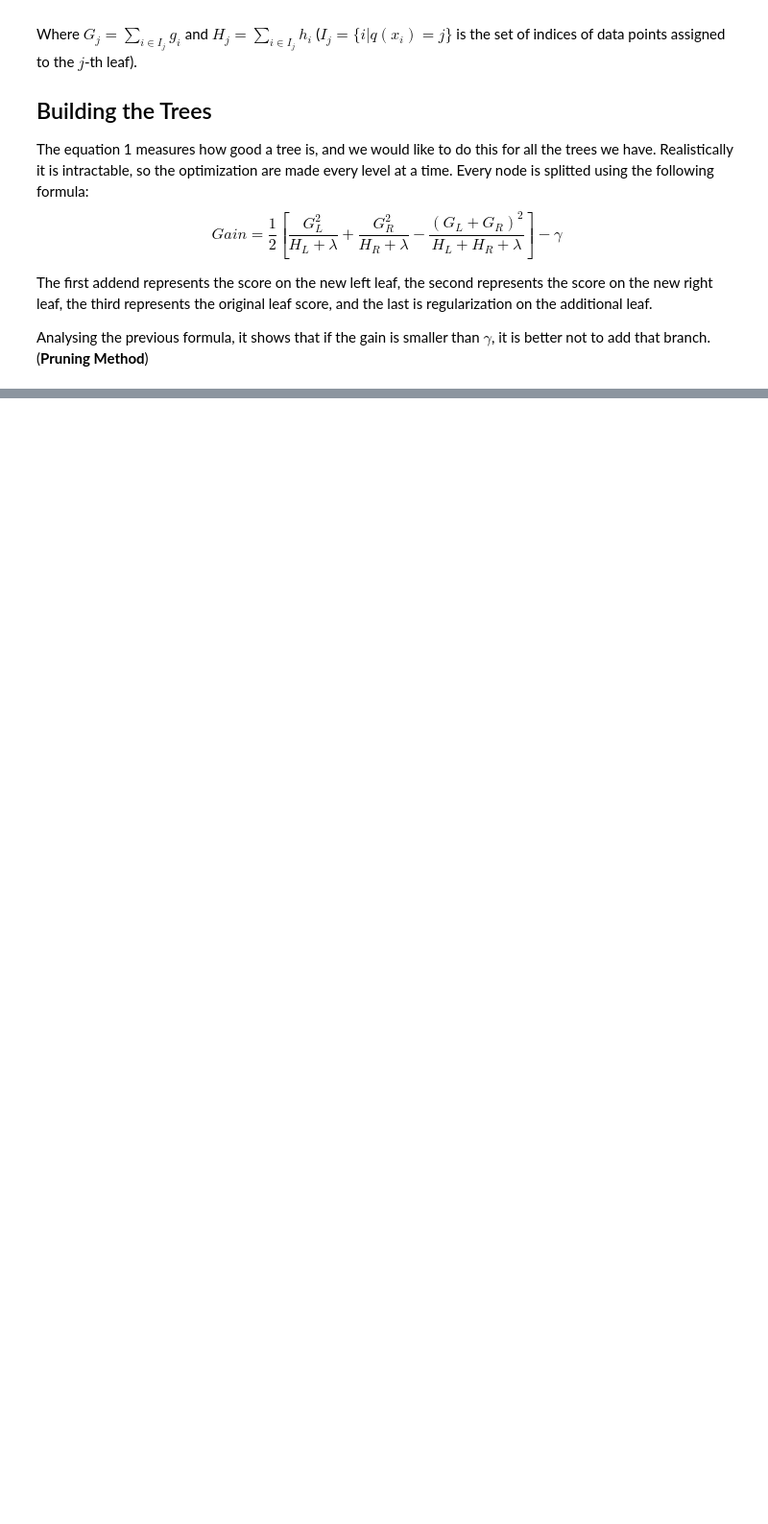
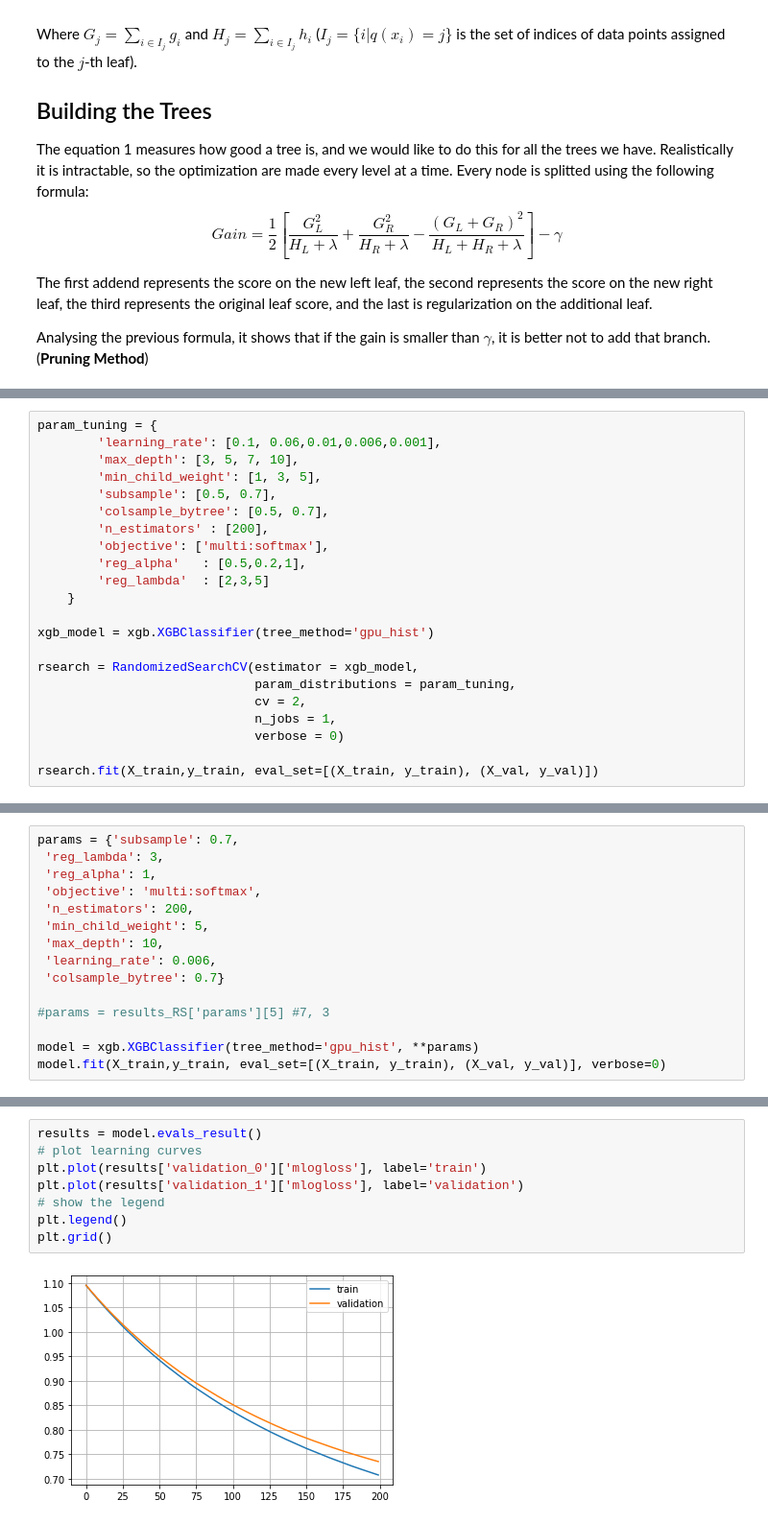
Before and after one commit to Wronsmin/ML_Project, a Jupyter notebook: src/XGB_SVM.ipynb, the cells around one changed output, grey strips where cells are left out. Shown at 96% size. Drawn from its saved outputs; the diff is of its cells as text; blank space fills up the shorter version.

```diff
--- a/src/XGB_SVM.ipynb
+++ b/src/XGB_SVM.ipynb
@@ -244,0 +320,22 @@ Analysing the previous formula, it shows that if the gain is smaller than $\gamm
+# %%
+param_tuning = {
+        'learning_rate': [0.1, 0.06,0.01,0.006,0.001],
+        'max_depth': [3, 5, 7, 10],
+        'min_child_weight': [1, 3, 5],
+        'subsample': [0.5, 0.7],
+        'colsample_bytree': [0.5, 0.7],
+        'n_estimators' : [200],
+        'objective': ['multi:softmax'],
+        'reg_alpha'   : [0.5,0.2,1],
+        'reg_lambda'  : [2,3,5]
+    }
+
+xgb_model = xgb.XGBClassifier(tree_method='gpu_hist')
+
+rsearch = RandomizedSearchCV(estimator = xgb_model,
+                             param_distributions = param_tuning,
+                             cv = 2,
+                             n_jobs = 1,
+                             verbose = 0)
+
+rsearch.fit(X_train,y_train, eval_set=[(X_train, y_train), (X_val, y_val)])
@@ -244,0 +410,15 @@ Analysing the previous formula, it shows that if the gain is smaller than $\gamm
+# %%
+params = {'subsample': 0.7,
+ 'reg_lambda': 3,
+ 'reg_alpha': 1,
+ 'objective': 'multi:softmax',
+ 'n_estimators': 200,
+ 'min_child_weight': 5,
+ 'max_depth': 10,
+ 'learning_rate': 0.006,
+ 'colsample_bytree': 0.7}
+
+#params = results_RS['params'][5] #7, 3
+
+model = xgb.XGBClassifier(tree_method='gpu_hist', **params)
+model.fit(X_train,y_train, eval_set=[(X_train, y_train), (X_val, y_val)], verbose=0)
@@ -244,0 +436,10 @@ Analysing the previous formula, it shows that if the gain is smaller than $\gamm
+# %%
+results = model.evals_result()
+# plot learning curves
+plt.plot(results['validation_0']['mlogloss'], label='train')
+plt.plot(results['validation_1']['mlogloss'], label='validation')
+# show the legend
+plt.legend()
+plt.grid()
+# %% [output]
+[figure, added]
```
Also changed, not shown: parts of 21 cells of this notebook.
